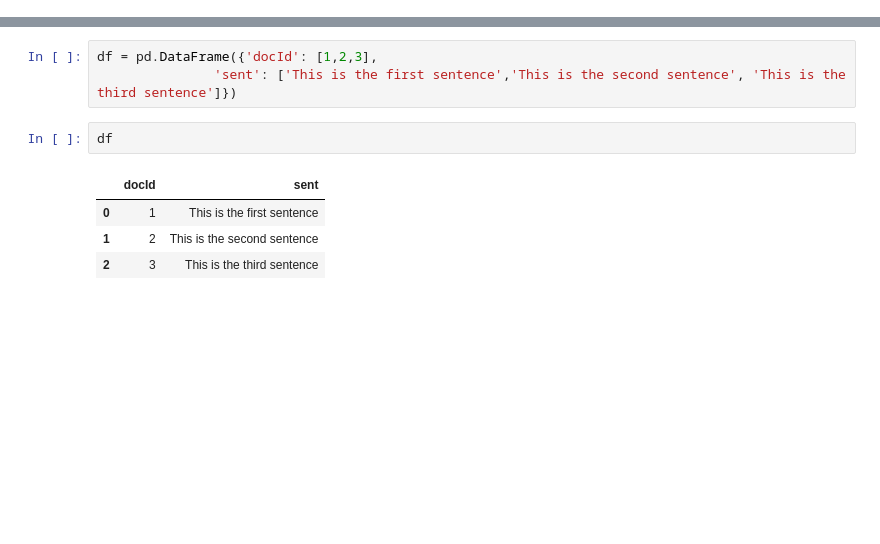
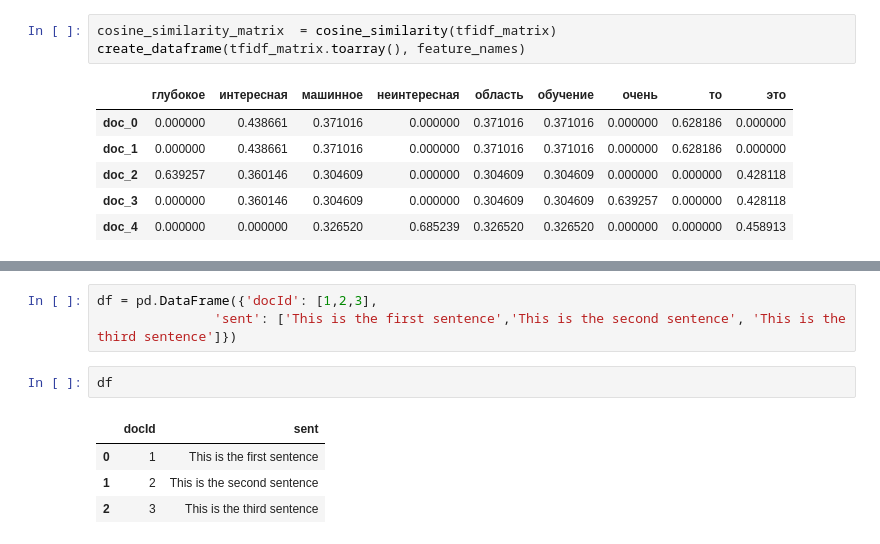
Before and after one commit to dwrkin/nlp_competence, a Jupyter notebook: Misc/Untitled3.ipynb, the cells around one changed output, grey strips where cells are left out. Cells and saved outputs as stored; diff of their text form; blank space fills up the shorter version.

```diff
--- a/Misc/Untitled3.ipynb
+++ b/Misc/Untitled3.ipynb
@@ -24,0 +38,10 @@ df
+# %%
+cosine_similarity_matrix  = cosine_similarity(tfidf_matrix)
+create_dataframe(tfidf_matrix.toarray(), feature_names)
+# %% [output]
+|  | глубокое | интересная | машинное | неинтересная | область | обучение | очень | то | это |
+| doc_0 | 0.000000 | 0.438661 | 0.371016 | 0.000000 | 0.371016 | 0.371016 | 0.000000 | 0.628186 | 0.000000 |
+| doc_1 | 0.000000 | 0.438661 | 0.371016 | 0.000000 | 0.371016 | 0.371016 | 0.000000 | 0.628186 | 0.000000 |
+| doc_2 | 0.639257 | 0.360146 | 0.304609 | 0.000000 | 0.304609 | 0.304609 | 0.000000 | 0.000000 | 0.428118 |
+| doc_3 | 0.000000 | 0.360146 | 0.304609 | 0.000000 | 0.304609 | 0.304609 | 0.639257 | 0.000000 | 0.428118 |
+| doc_4 | 0.000000 | 0.000000 | 0.326520 | 0.685239 | 0.326520 | 0.326520 | 0.000000 | 0.000000 | 0.458913 |
```
Also changed, not shown: parts of 10 cells of this notebook.
